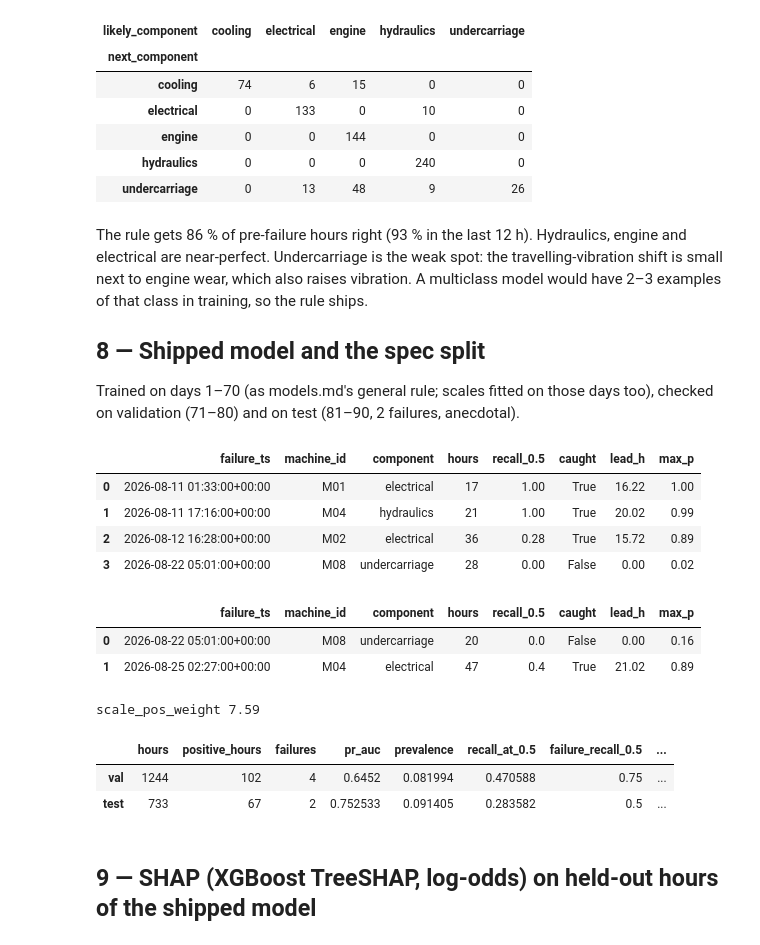
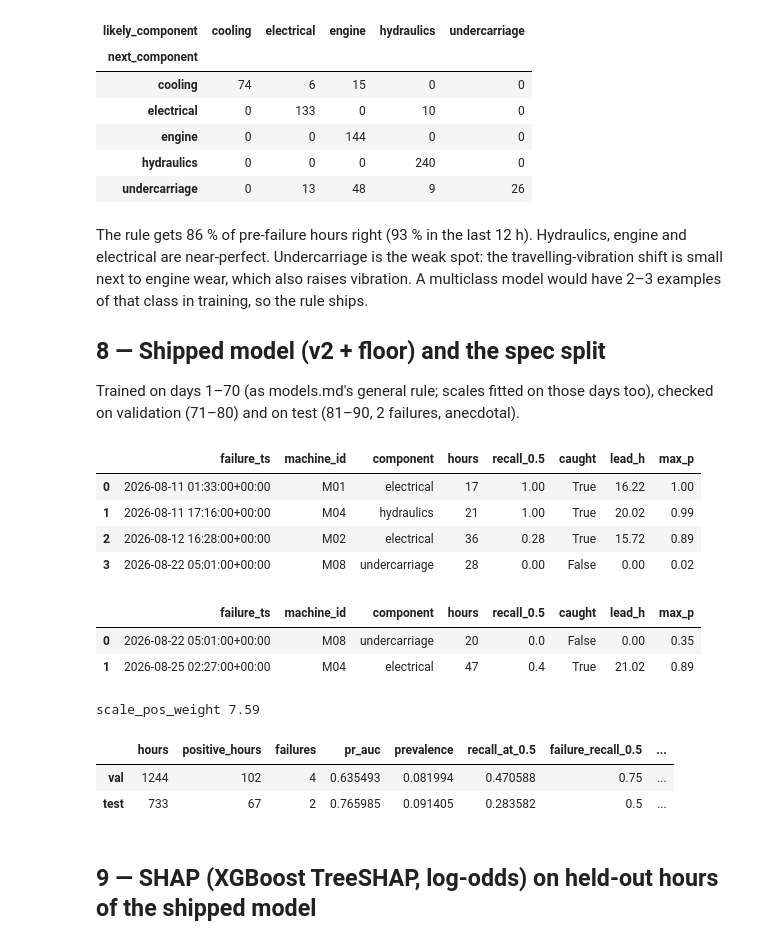
Before and after one commit to AKP2009/SchoolBus, a Jupyter notebook: ml/04_predictive_maintenance.ipynb, the cells around one changed output. Drawn from its saved outputs; the diff is of its cells as text; code cells hidden in the pictures.

```diff
--- a/ml/04_predictive_maintenance.ipynb
+++ b/ml/04_predictive_maintenance.ipynb
@@ -183,32 +183,32 @@ fold_tab
 * **False alarms per machine-week**: runs of consecutive hours (per machine) with p ≥ 0.5 that contain
   no positive hour, divided by 12 machines × evaluated days / 7.
 # %%
-def evaluate(d, p):
+def evaluate(d, p, alarm=ALARM):
     d = d.assign(p=p); y = d.label.to_numpy()
     per_f = []
     for ft, g in d[d.label == 1].groupby("next_failure_ts"):
         g = g.sort_values("engine_h"); hit = g[g.p >= HIGH]
         per_f.append({"failure_ts": ft, "machine_id": g.machine_id.iloc[0], "component": g.next_component.iloc[0],
-                      "hours": len(g), "recall_0.5": float((g.p >= ALARM).mean()), "caught": bool((g.p >= ALARM).any()),
+                      "hours": len(g), "recall_0.5": float((g.p >= alarm).mean()), "caught": bool((g.p >= alarm).any()),
                       "lead_h": float(hit.hours_to_failure.iloc[0]) if len(hit) else 0.0, "max_p": float(g.p.max())})
     pf = pd.DataFrame(per_f)
-    s = d.sort_values(["machine_id", "ts"]); a = (s.p >= ALARM).to_numpy(); mid = s.machine_id.to_numpy()
+    s = d.sort_values(["machine_id", "ts"]); a = (s.p >= alarm).to_numpy(); mid = s.machine_id.to_numpy()
     start = a & ~(np.r_[False, a[:-1]] & (np.r_[None, mid[:-1]] == mid))
     runs = pd.Series(s.label.to_numpy()[a]).groupby(np.cumsum(start)[a]).max()
     mw = 12 * (s.ts.max() - s.ts.min()).total_seconds() / 86400 / 7
     out = {"hours": int(len(d)), "positive_hours": int(y.sum()), "failures": int(len(pf)),
            "pr_auc": float(average_precision_score(y, p)), "prevalence": float(y.mean()),
-           "recall_at_0.5": float((p[y == 1] >= ALARM).mean()), "failure_recall_0.5": float(pf.caught.mean()),
+           "recall_at_0.5": float((p[y == 1] >= alarm).mean()), "failure_recall_0.5": float(pf.caught.mean()),
            "median_lead_h": float(pf.lead_h.median()),
            "median_lead_h_when_crossed": float(pf.lead_h[pf.lead_h > 0].median()) if (pf.lead_h > 0).any() else None,
            "failures_crossing_0.6": int((pf.lead_h > 0).sum()),
            "false_alarms": int((runs == 0).sum()), "machine_weeks": round(mw, 1),
            "false_alarms_per_machine_week": float((runs == 0).sum() / mw),
-           "negative_hours_alarming_pct": float(100 * (p[y == 0] >= ALARM).mean()), "per_component": {}}
+           "negative_hours_alarming_pct": float(100 * (p[y == 0] >= alarm).mean()), "per_component": {}}
     for c, g in pf.groupby("component"):
         cp = (d.label == 1) & (d.next_component == c); sub = d[(d.label == 0) | cp]
         out["per_component"][c] = {"failures": int(len(g)), "pr_auc": float(average_precision_score(sub.label, sub.p)),
-                                   "recall_at_0.5": float((d.p[cp] >= ALARM).mean()), "failure_recall_0.5": float(g.caught.mean()),
+                                   "recall_at_0.5": float((d.p[cp] >= alarm).mean()), "failure_recall_0.5": float(g.caught.mean()),
                                    "median_lead_h": float(g.lead_h.median())}
     return out, pf
 
@@ -219,6 +219,12 @@ def fit_xgb(X, y, cols):
 normal_rows = lambda x: x[x.hours_to_failure.isna() | (x.hours_to_failure > NORMAL_H)]
 summary = lambda res: pd.DataFrame({k: {m: v for m, v in r.items() if m != "per_component"} for k, r in res.items()}).T
 per_comp = lambda r: pd.DataFrame(r["per_component"]).T
+
+def medium_keys(r):
+    # relabel an evaluate() result made at the medium threshold (keys say 0.5 by default)
+    if isinstance(r, dict):
+        return {k.replace("0.5", "medium"): medium_keys(v) for k, v in r.items()}
+    return r
 # %% [markdown]
 ## 4 — Baseline rule (nothing learned)
 `p = clip(worst 72 h trend z / 6, 0, 1)`, where the worst trend is the largest worsening z (slope
@@ -383,0 +397,18 @@ pfs["xgb_v2"].round(2)
+# %%
+MEDIUM = 0.3
+oof["xgb_v2_floor"] = np.full(len(d), np.nan)
+floor_hits = np.zeros(len(d), bool)
+for k, tr, te in folds(d):
+    oof["xgb_v2_floor"][te] = M.apply_floor(oof["xgb_v2"][te], d[te], fold_scales[k])
+    floor_hits[te] = M.deviation_floor(d[te], fold_scales[k])[0] > 0
+res["xgb_v2_floor"], pfs["xgb_v2_floor"] = evaluate(d[ev], oof["xgb_v2_floor"][ev])
+res_med, pfs_med = {}, {}
+for k in ["xgb_v2", "xgb_v2_floor"]:
+    r, pfs_med[k] = evaluate(d[ev], oof[k][ev], alarm=MEDIUM)
+    res_med[k] = medium_keys(r)
+fl = d[ev & floor_hits]
+print(f"floor fires on {len(fl)} held-out hours: {int(fl.label.sum())} pre-failure, {int((fl.label == 0).sum())} normal")
+display(summary(res).round(3))
+display(summary(res_med).round(3))
+pd.concat({k: v.set_index(["machine_id", "component"])[["caught", "recall_0.5", "max_p"]]
+           for k, v in pfs_med.items()}, axis=1).round(2)
@@ -409,36 +468,37 @@ electrical are near-perfect. Undercarriage is the weak spot: the travelling-vibr
 next to engine wear, which also raises vibration. A multiclass model would have 2–3 examples of that class
 in training, so the rule ships.
 
-## 8 — Shipped model and the spec split
+## 8 — Shipped model (v2 + floor) and the spec split
 Trained on days 1–70 (as models.md's general rule; scales fitted on those days too), checked on
 validation (71–80) and on test (81–90, 2 failures, anecdotal).
 # %%
 tr = (d.split == "train").to_numpy()
 scales = M.fit_scales(normal_rows(d[tr]))
 dd = M.add_derived(d, scales)
 model, spw = fit_xgb(dd[tr], dd.label[tr], M.FEATURE_COLUMNS)
-p_all = model.predict_proba(dd[M.FEATURE_COLUMNS].astype(float))[:, 1]
+p_model = model.predict_proba(dd[M.FEATURE_COLUMNS].astype(float))[:, 1]
+p_all = M.apply_floor(p_model, dd, scales)      # what predict_failure returns
 spec_res = {}
 for s in ["val", "test"]:
     rows = (d.split == s).to_numpy()
     spec_res[s], pf = evaluate(d[rows], p_all[rows])
     spec_res[s]["per_failure"] = pf.assign(failure_ts=pf.failure_ts.astype(str)).round(3).to_dict("records")
     display(pf.round(2))
 print("scale_pos_weight", round(spw, 2))
 summary(spec_res).drop(columns="per_failure").round(3)
 # %% [output]
 |  | failure_ts | machine_id | component | hours | recall_0.5 | caught | lead_h | max_p |
 | 0 | 2026-08-11 01:33:00+00:00 | M01 | electrical | 17 | 1.00 | True | 16.22 | 1.00 |
 | 1 | 2026-08-11 17:16:00+00:00 | M04 | hydraulics | 21 | 1.00 | True | 20.02 | 0.99 |
 | 2 | 2026-08-12 16:28:00+00:00 | M02 | electrical | 36 | 0.28 | True | 15.72 | 0.89 |
 | 3 | 2026-08-22 05:01:00+00:00 | M08 | undercarriage | 28 | 0.00 | False | 0.00 | 0.02 |
 |  | failure_ts | machine_id | component | hours | recall_0.5 | caught | lead_h | max_p |
-| 0 | 2026-08-22 05:01:00+00:00 | M08 | undercarriage | 20 | 0.0 | False | 0.00 | 0.16 |
+| 0 | 2026-08-22 05:01:00+00:00 | M08 | undercarriage | 20 | 0.0 | False | 0.00 | 0.35 |
 | 1 | 2026-08-25 02:27:00+00:00 | M04 | electrical | 47 | 0.4 | True | 21.02 | 0.89 |
 scale_pos_weight 7.59
 |  | hours | positive_hours | failures | pr_auc | prevalence | recall_at_0.5 | failure_recall_0.5 | ... |
-| val | 1244 | 102 | 4 | 0.6452 | 0.081994 | 0.470588 | 0.75 | ... |
-| test | 733 | 67 | 2 | 0.752533 | 0.091405 | 0.283582 | 0.5 | ... |
+| val | 1244 | 102 | 4 | 0.635493 | 0.081994 | 0.470588 | 0.75 | ... |
+| test | 733 | 67 | 2 | 0.765985 | 0.091405 | 0.283582 | 0.5 | ... |
 # %% [markdown]
 ## 9 — SHAP (XGBoost TreeSHAP, log-odds) on held-out hours of the shipped model
 # %%
```
Also changed, not shown: parts of 6 cells of this notebook, 8 other files.
